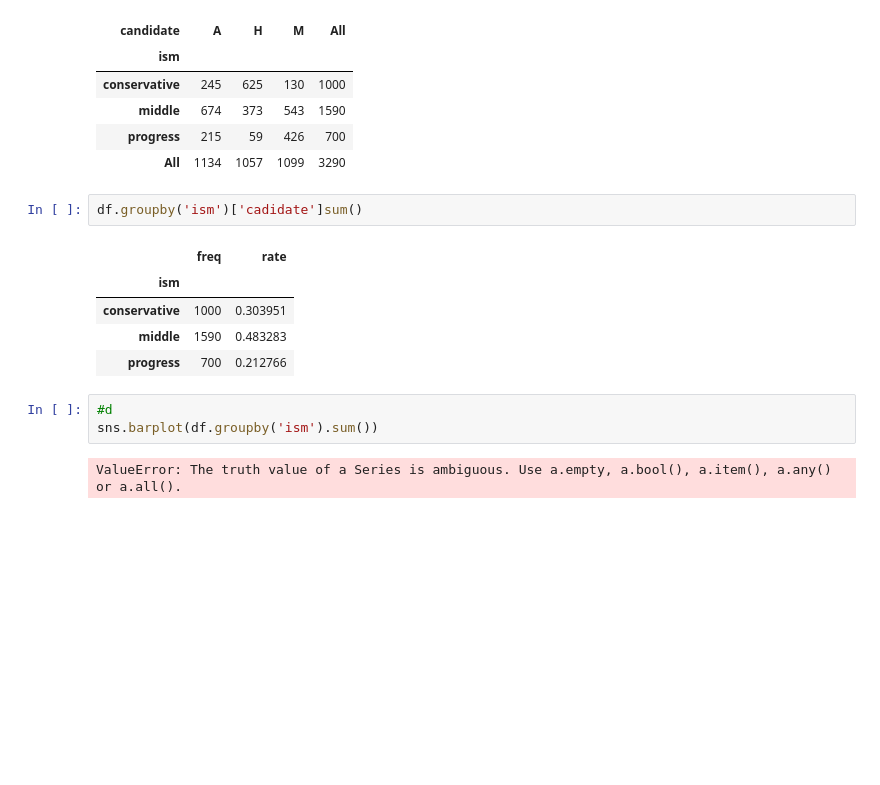
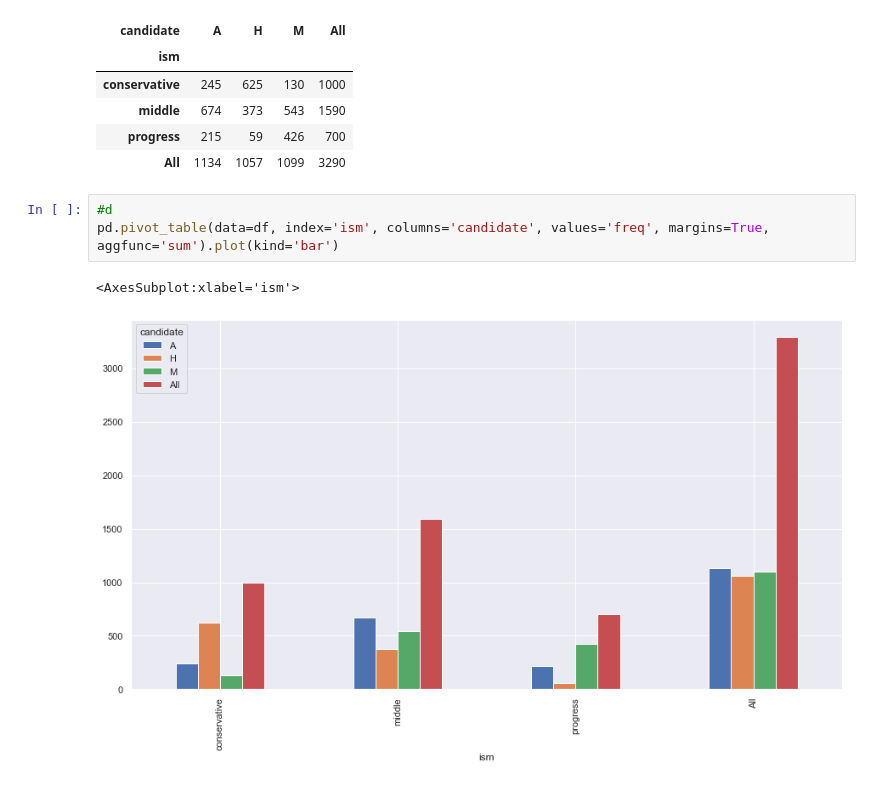
Before and after one commit to johanjun/study_datascienceandpython, a Jupyter notebook: python_stats/6_bivariate.ipynb, the cells around one changed output. Drawn from its saved outputs; the diff is of its cells as text; blank space fills up the shorter version.

```diff
--- a/python_stats/6_bivariate.ipynb
+++ b/python_stats/6_bivariate.ipynb
@@ -144,16 +144,9 @@ pd.pivot_table(data=df, index='ism', columns='candidate', values='freq', margins
 | middle | 674 | 373 | 543 | 1590 |
 | progress | 215 | 59 | 426 | 700 |
 | All | 1134 | 1057 | 1099 | 3290 |
-# %%
-df.groupby('ism')['cadidate']sum()
-# %% [output]
-|  | freq | rate |
-| ism |  |  |
-| conservative | 1000 | 0.303951 |
-| middle | 1590 | 0.483283 |
-| progress | 700 | 0.212766 |
-# %%
-#d
-sns.barplot(df.groupby('ism').sum())
-# %% [output]
-ValueError: The truth value of a Series is ambiguous. Use a.empty, a.bool(), a.item(), a.any() or a.all().
+# %%
+#d
+pd.pivot_table(data=df, index='ism', columns='candidate', values='freq', margins=True, aggfunc='sum').plot(kind='bar')
+# %% [output]
+<AxesSubplot:xlabel='ism'>
+[figure, added]
```
